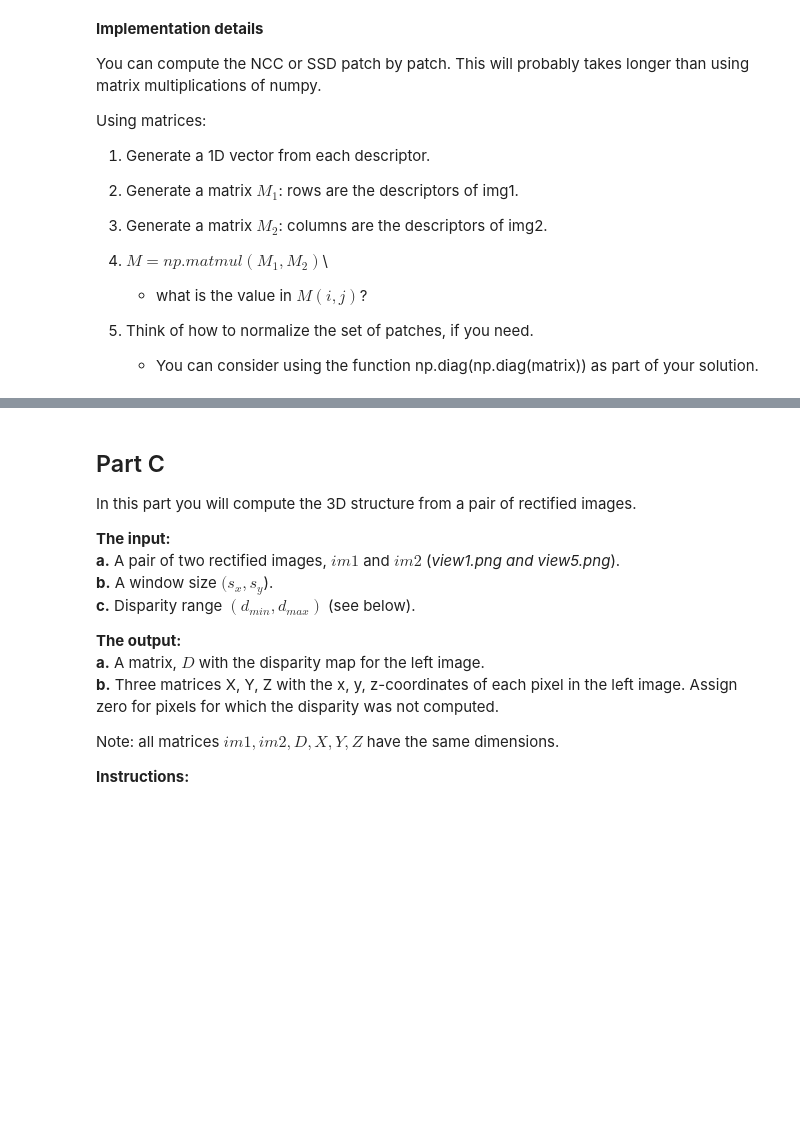
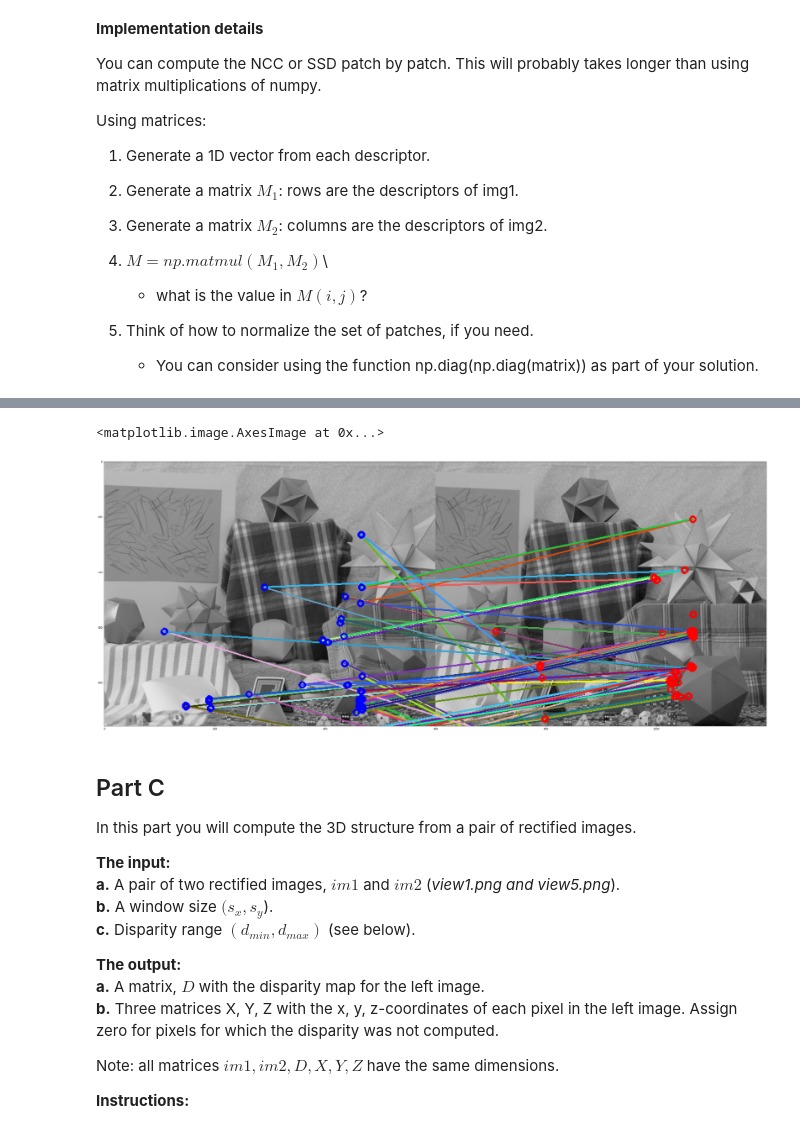
Before and after one commit to YaffeOmer/Computer-Vision-HW2, a Jupyter notebook: hw2.ipynb, the cells around one changed output, grey strips where cells are left out. Drawn from its saved outputs; the diff is of its cells as text; code cells hidden in the pictures; blank space fills up the shorter version.

```diff
--- a/hw2.ipynb
+++ b/hw2.ipynb
@@ -418,20 +508,64 @@ plt.show()
 # %%
 strongest_corners_view6 = corner_points_view6[np.argsort(corner_response_view6[corner_points_view6[:, 0], corner_points_view6[:, 1]])[::-1]]
 strongest_corners_view0 = corner_points_view0[np.argsort(corner_response_view0[corner_points_view0[:, 0], corner_points_view0[:, 1]])[::-1]]
-size = 5
-Num_of_patches = 200
 
-descriptors_view0 = np.array([[pixel,patch_from_im(view0,pixel,size) ] for pixel in strongest_corners_view0[0:Num_of_patches + 1]
+size = 7
+Num_of_patches = 120
+
+descriptors_view0 = np.array([[pixel,patch_from_im(view0,pixel,size)] for pixel in strongest_corners_view0[0:Num_of_patches + 1]
                     if pixel[0] - size >= 0 and pixel[0] + size < view0.shape[0] and pixel[1] - size >= 0 and pixel[1] + size < view0.shape[1]],dtype='object')
-descriptors_view6 =np.array([[pixel,patch_from_im(veiw6,pixel,size) ] for pixel in strongest_corners_view6[0:Num_of_patches + 1]
-                      if pixel[0] - size >= 0 and pixel[0] + size < view0.shape[0] and pixel[1] - size >= 0 and pixel[1] + size < view0.shape[1]],dtype='object')
+descriptors_view6 = np.array([[pixel,patch_from_im(view6,pixel,size) ] for pixel in strongest_corners_view6[0:Num_of_patches + 1]
+                      if pixel[0] - size >= 0 and pixel[0] + size < view6.shape[0] and pixel[1] - size >= 0 and pixel[1] + size < view6.shape[1]],dtype='object')
 
 view0_Indexses = np.vstack(descriptors_view0[:,0])
 view6_Indexses = np.vstack(descriptors_view6[:,0])
 
-descriptors_matrix_view0 = np.vstack(descriptors_view0[:,1])
-descriptors_matrix_view6 = np.vstack(descriptors_view6[:,1])
+# SSD:
+# def SSD(descriptors1,descriptors2)
+    # descriptors_matrix_view0 = np.vstack(descriptors_view0[:,1])
+    # descriptors_matrix_view6 = np.vstack(descriptors_view6[:,1])
 
-#SSD:
+#     view0_Indexses = np.vstack(descriptors_view0[:,0])
+#     view6_Indexses = np.vstack(descriptors_view6[:,0])
 
-#NCC:
+#     descriptors_matrix_view0 = np.vstack(descriptors_view0[:,1])
+#     descriptors_matrix_view6 = np.vstack(descriptors_view6[:,1])
+
+#     ssd_matrix = np.sum((descriptors_matrix_view0[:, None, :] - descriptors_matrix_view6[None, :, :])**2, axis=2)
+#     Indexses_List = np.argmin(ssd_matrix,axis = 1)
+#     Matching_Corners = []
+#     for i,value in enumerate(Indexses_List):
+#         Matching_Corners.append([view0_Indexses[i],view6_Indexses[value]])
+#     Matching_Corners = np.array(Matching_Corners)
+#     return Matching_Corners
+
+Matching_Corners = SSD(descriptors_view0,descriptors_view6,view0_Indexses,view6_Indexses)
+Matched_Patch_Image(view0,view6,corner_points_view0,corner_points_view6,view0_Indexses,Matching_Corners,view6_Indexses)
+# height = min(view0.shape[0], view6.shape[0])
+# width = min(view0.shape[1], view6.shape[1])
+# image1 = view0[:height, :width]
+# image2 = view6[:height, :width]
+# result = np.hstack((image1, image2))
+# result_rgb = cv2.cvtColor(result, cv2.COLOR_BGR2RGB)
+
+# thickness = 2
+# for point in corner_points_view0:
+#     cv2.circle(result_rgb, tuple(point[::-1]), 2, (0, 0, 0), 2)
+# for point in corner_points_view6:
+#     cv2.circle(result_rgb, (point[1] + width,point[0]), 2, (0, 0, 0), 2)
+
+# for i, point in enumerate(Matching_Corners):
+#     line_color = (np.random.randint(0, 256), np.random.randint(0, 256), np.random.randint(0, 256))
+#     cv2.line(result_rgb, point[0][::-1], (point[1][1] + width, point[1][0]), line_color,thickness)
+
+# for i, point in enumerate(view0_Indexses):
+#     cv2.circle(result_rgb, tuple(point[::-1]), 1, (0, 0, 255), 2)
+
+# for i, point in enumerate(view6_Indexses):
+#     cv2.circle(result_rgb, (point[1]+ width , point[0]), 1, (255, 0, 0), 2)
+
+# plt.figure(figsize=(48,48))
+# plt.imshow(result_rgb)
+# %% [output]
+<matplotlib.image.AxesImage at 0x...>
+[figure, added]
```
Also changed, not shown: parts of 10 cells of this notebook.
